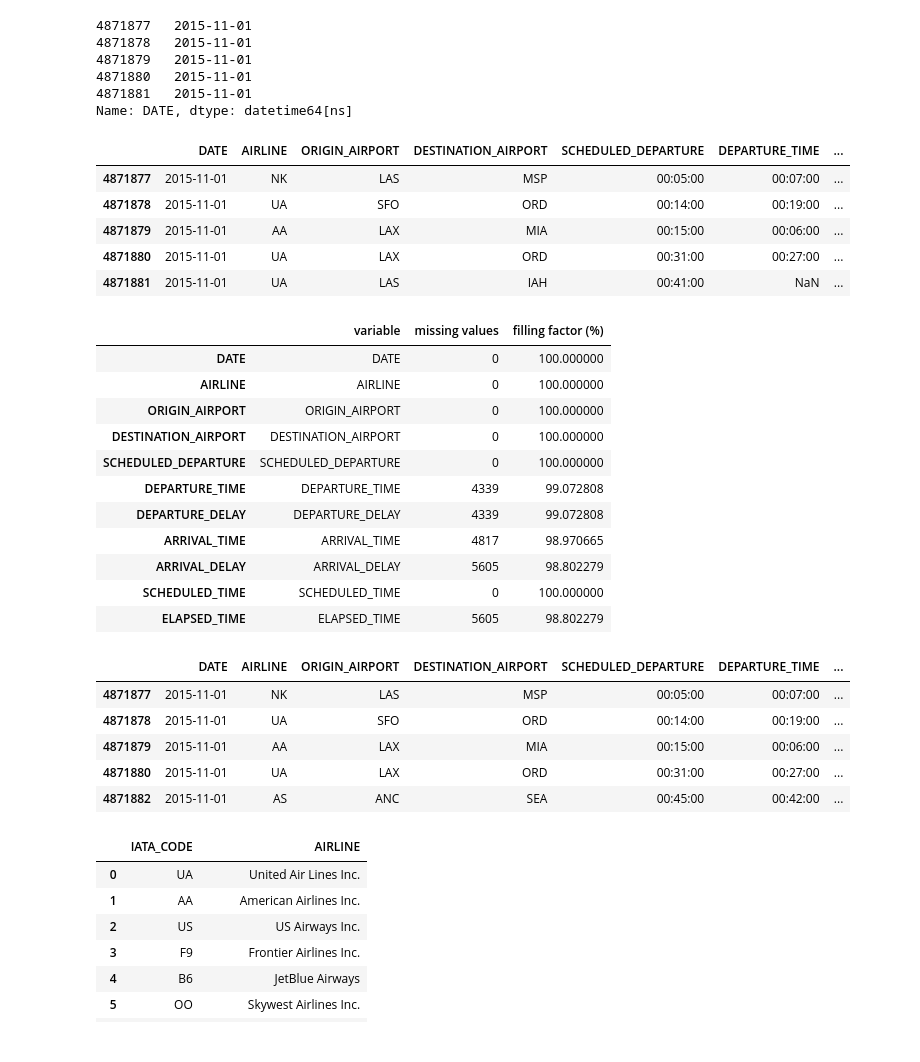
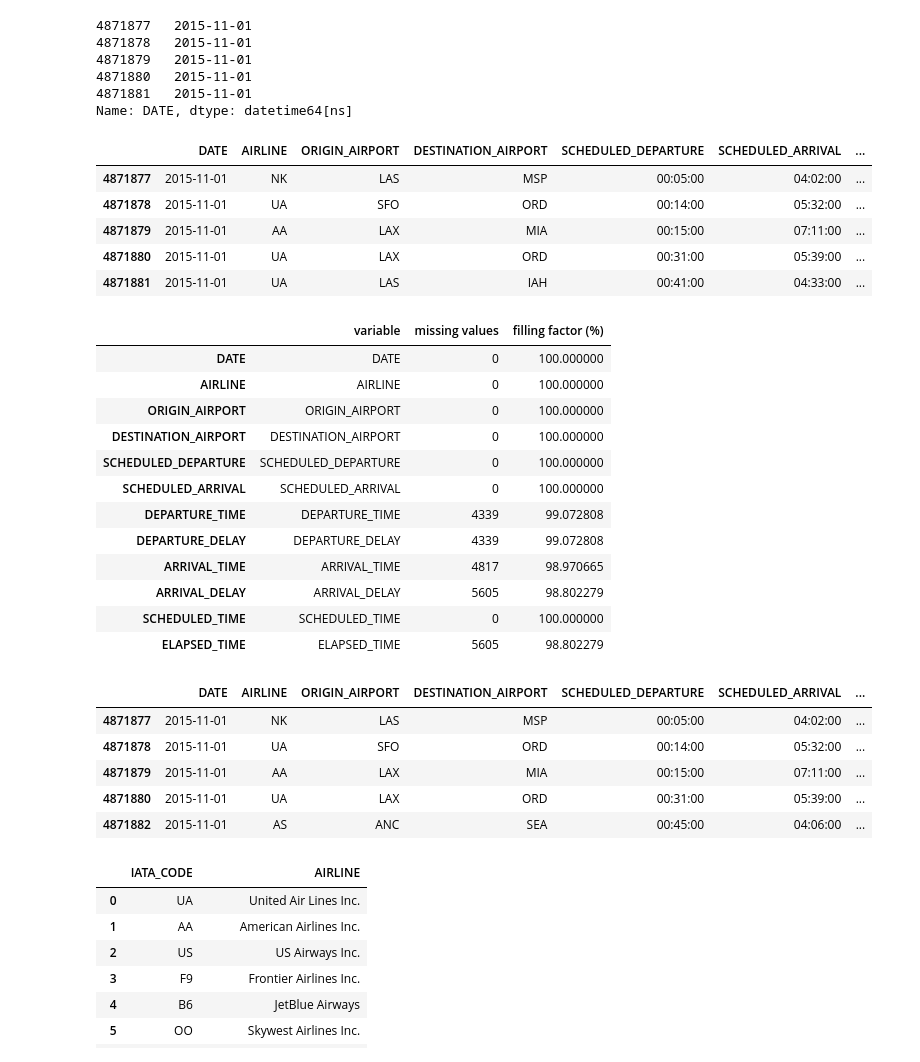
Before and after one commit to INFO6105-Data-Science/Predict-Flight-Delay, a Jupyter notebook: FlightDataAnalysis.ipynb, the cells around one changed output. Saved outputs shown, nothing was run; the diff lists cells and outputs as text; code cells hidden in the pictures.

```diff
--- a/FlightDataAnalysis.ipynb
+++ b/FlightDataAnalysis.ipynb
@@ -61,29 +65,31 @@ def format_time(data):
 # %%
 # Get necessary records
 
 df['SCHEDULED_DEPARTURE'] = df['SCHEDULED_DEPARTURE'].apply(format_time)
+df['SCHEDULED_ARRIVAL'] = df['SCHEDULED_ARRIVAL'].apply(format_time)
 df['DEPARTURE_TIME'] = df['DEPARTURE_TIME'].apply(format_time)
 df['ARRIVAL_TIME'] = df['ARRIVAL_TIME'].apply(format_time)
 
 df = df.loc[:,['DATE',
                        'AIRLINE',
                        'ORIGIN_AIRPORT',
                        'DESTINATION_AIRPORT',
                        'SCHEDULED_DEPARTURE',
+                       'SCHEDULED_ARRIVAL',
                        'DEPARTURE_TIME',
                        'DEPARTURE_DELAY',
                        'ARRIVAL_TIME',
                        'ARRIVAL_DELAY',
                        'SCHEDULED_TIME',
                        'ELAPSED_TIME']]
 df.head()
 # %% [output]
-|  | DATE | AIRLINE | ORIGIN_AIRPORT | DESTINATION_AIRPORT | SCHEDULED_DEPARTURE | DEPARTURE_TIME | ... |
-| 4871877 | 2015-11-01 | NK | LAS | MSP | 00:05:00 | 00:07:00 | ... |
-| 4871878 | 2015-11-01 | UA | SFO | ORD | 00:14:00 | 00:19:00 | ... |
-| 4871879 | 2015-11-01 | AA | LAX | MIA | 00:15:00 | 00:06:00 | ... |
-| 4871880 | 2015-11-01 | UA | LAX | ORD | 00:31:00 | 00:27:00 | ... |
-| 4871881 | 2015-11-01 | UA | LAS | IAH | 00:41:00 | NaN | ... |
+|  | DATE | AIRLINE | ORIGIN_AIRPORT | DESTINATION_AIRPORT | SCHEDULED_DEPARTURE | SCHEDULED_ARRIVAL | ... |
+| 4871877 | 2015-11-01 | NK | LAS | MSP | 00:05:00 | 04:02:00 | ... |
+| 4871878 | 2015-11-01 | UA | SFO | ORD | 00:14:00 | 05:32:00 | ... |
+| 4871879 | 2015-11-01 | AA | LAX | MIA | 00:15:00 | 07:11:00 | ... |
+| 4871880 | 2015-11-01 | UA | LAX | ORD | 00:31:00 | 05:39:00 | ... |
+| 4871881 | 2015-11-01 | UA | LAS | IAH | 00:41:00 | 04:33:00 | ... |
 # %%
 ## show the portion of missing value
 
@@ -100,6 +106,7 @@ missing_df
 | ORIGIN_AIRPORT | ORIGIN_AIRPORT | 0 | 100.000000 |
 | DESTINATION_AIRPORT | DESTINATION_AIRPORT | 0 | 100.000000 |
 | SCHEDULED_DEPARTURE | SCHEDULED_DEPARTURE | 0 | 100.000000 |
+| SCHEDULED_ARRIVAL | SCHEDULED_ARRIVAL | 0 | 100.000000 |
 | DEPARTURE_TIME | DEPARTURE_TIME | 4339 | 99.072808 |
 | DEPARTURE_DELAY | DEPARTURE_DELAY | 4339 | 99.072808 |
 | ARRIVAL_TIME | ARRIVAL_TIME | 4817 | 98.970665 |
@@ -110,12 +117,12 @@ missing_df
 df.dropna(inplace = True)
 df.head()
 # %% [output]
-|  | DATE | AIRLINE | ORIGIN_AIRPORT | DESTINATION_AIRPORT | SCHEDULED_DEPARTURE | DEPARTURE_TIME | ... |
-| 4871877 | 2015-11-01 | NK | LAS | MSP | 00:05:00 | 00:07:00 | ... |
-| 4871878 | 2015-11-01 | UA | SFO | ORD | 00:14:00 | 00:19:00 | ... |
-| 4871879 | 2015-11-01 | AA | LAX | MIA | 00:15:00 | 00:06:00 | ... |
-| 4871880 | 2015-11-01 | UA | LAX | ORD | 00:31:00 | 00:27:00 | ... |
-| 4871882 | 2015-11-01 | AS | ANC | SEA | 00:45:00 | 00:42:00 | ... |
+|  | DATE | AIRLINE | ORIGIN_AIRPORT | DESTINATION_AIRPORT | SCHEDULED_DEPARTURE | SCHEDULED_ARRIVAL | ... |
+| 4871877 | 2015-11-01 | NK | LAS | MSP | 00:05:00 | 04:02:00 | ... |
+| 4871878 | 2015-11-01 | UA | SFO | ORD | 00:14:00 | 05:32:00 | ... |
+| 4871879 | 2015-11-01 | AA | LAX | MIA | 00:15:00 | 07:11:00 | ... |
+| 4871880 | 2015-11-01 | UA | LAX | ORD | 00:31:00 | 05:39:00 | ... |
+| 4871882 | 2015-11-01 | AS | ANC | SEA | 00:45:00 | 04:06:00 | ... |
 # %%
 ##
 ## 2. Comparing Airlines
```
Also changed, not shown: parts of 4 cells of this notebook.
